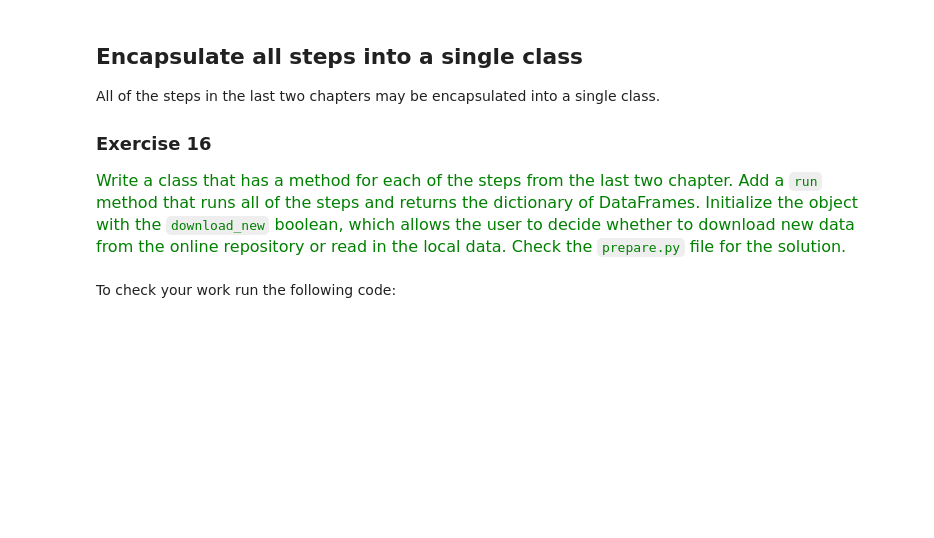
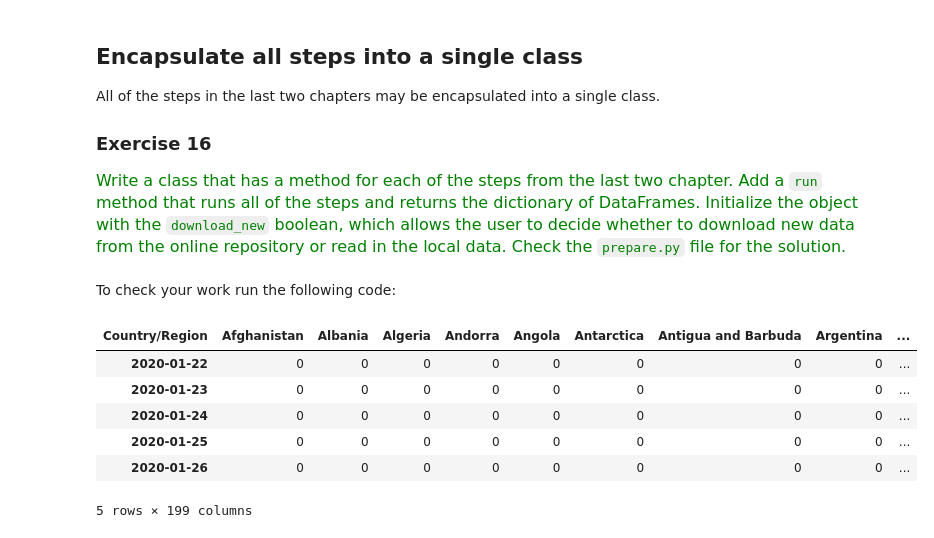
Before and after one commit to soyinkas1/PP0008-Interactive-Dashboard-Python_Plotly, a Jupyter notebook: notebooks/03. Data Cleaning and Transformation_Sho_Version.ipynb, the cells around one changed output. Drawn from its saved outputs; the diff is of its cells as text; code cells hidden in the pictures; blank space fills up the shorter version.

```diff
--- a/notebooks/03. Data Cleaning and Transformation_Sho_Version.ipynb
+++ b/notebooks/03. Data Cleaning and Transformation_Sho_Version.ipynb
@@ -413,7 +443,8 @@ def fix_bad_data(df):
     -------
     DataFrame
     """
-    pass
+    mask = df < df.cummax()
+    return df.mask(mask).interpolate().round(0).astype('int64')
 # %% [markdown]
 ### Exercise 15
 
@@ -431,3 +452,24 @@ def run6():
+# %%
+def run6():
+    """
+    Run all cleaning and transformation steps
+
+    Returns
+    -------
+    Dictionary of DataFrames
+    """
+    directory='data/raw'
+    data ={}
+    for group in GROUPS:
+        for kind in KINDS:
+            df= read_local_data(group,kind,directory)
+            df=select_columns(df)
+            df=update_areas(df)
+            df=group_area(df)
+            df=transpose_to_ts(df)
+            df=fix_bad_data(df)
+            data[f'{group}_{kind}']=df
+    return data
 # %% [markdown]
 Verify that this last step works:
 # %%
@@ -456,7 +712,15 @@ class PrepareData:
 # %% [markdown]
 To check your work run the following code:
 # %%
-from prepare import PrepareData
-prepare_data = PrepareData()
+from prepares import Preparedata
+prepare_data = Preparedata()
 data = prepare_data.run()
 data['world_deaths'].head()
+# %% [output]
+| Country/Region | Afghanistan | Albania | Algeria | Andorra | Angola | Antarctica | Antigua and Barbuda | Argentina | ... |
+| 2020-01-22 | 0 | 0 | 0 | 0 | 0 | 0 | 0 | 0 | ... |
+| 2020-01-23 | 0 | 0 | 0 | 0 | 0 | 0 | 0 | 0 | ... |
+| 2020-01-24 | 0 | 0 | 0 | 0 | 0 | 0 | 0 | 0 | ... |
+| 2020-01-25 | 0 | 0 | 0 | 0 | 0 | 0 | 0 | 0 | ... |
+| 2020-01-26 | 0 | 0 | 0 | 0 | 0 | 0 | 0 | 0 | ... |
+5 rows × 199 columns
```
Also changed, not shown: parts of 20 cells of this notebook, 10 other files.
